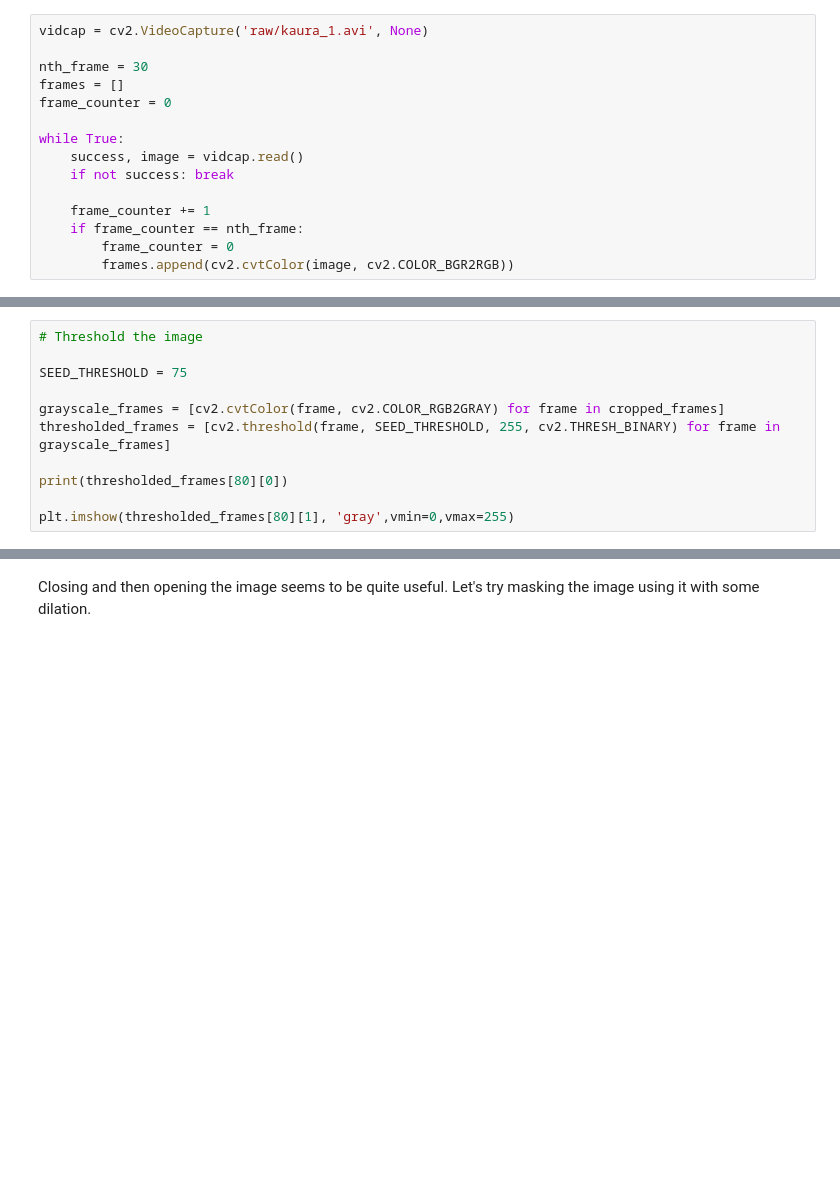
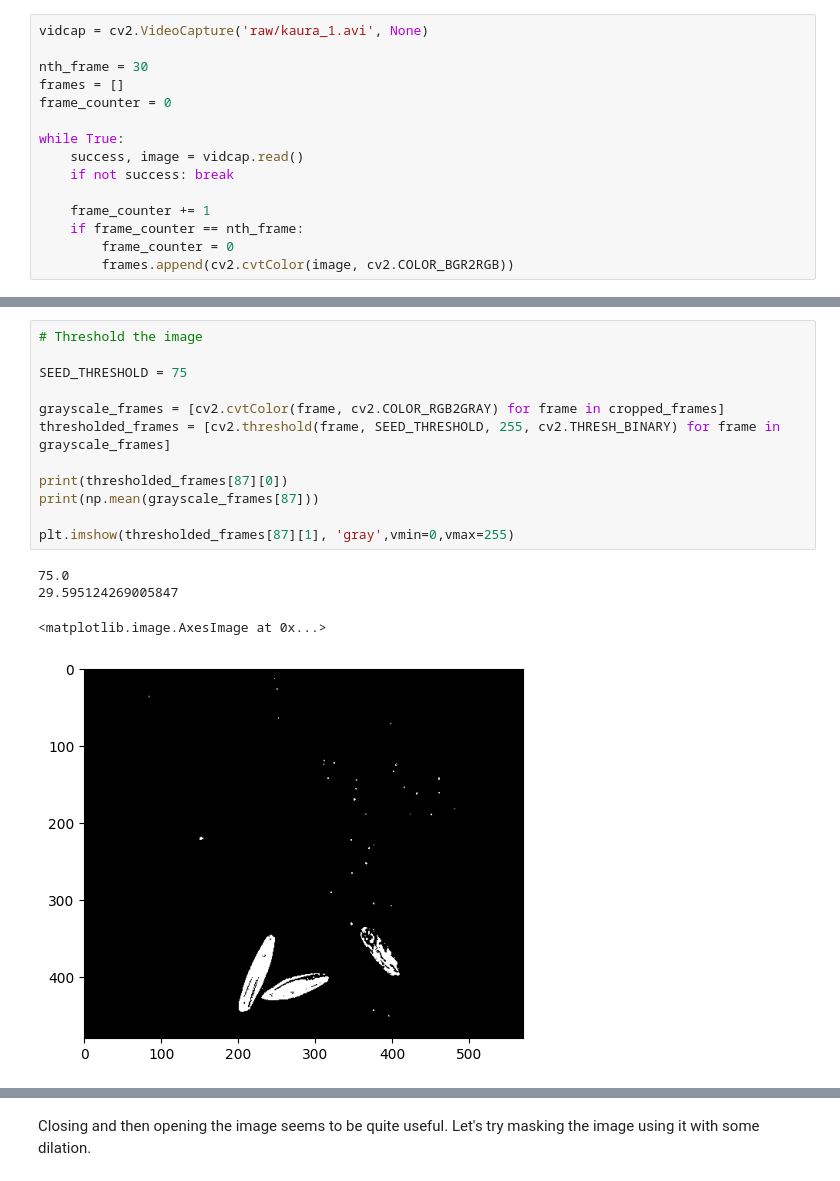
Before and after one commit to MJKagone/Grain-image-classification, a Jupyter notebook: seed_images_from_raw_data.ipynb, the cells around one changed output, grey strips where cells are left out. Drawn from its saved outputs; the diff is of its cells as text; blank space fills up the shorter version.

```diff
--- a/seed_images_from_raw_data.ipynb
+++ b/seed_images_from_raw_data.ipynb
@@ -37,14 +44,20 @@ plt.imshow(cropped_frames[80])
 # %%
 # Threshold the image
 
 SEED_THRESHOLD = 75
 
 grayscale_frames = [cv2.cvtColor(frame, cv2.COLOR_RGB2GRAY) for frame in cropped_frames]
 thresholded_frames = [cv2.threshold(frame, SEED_THRESHOLD, 255, cv2.THRESH_BINARY) for frame in grayscale_frames]
 
-print(thresholded_frames[80][0])
+print(thresholded_frames[87][0])
+print(np.mean(grayscale_frames[87]))
 
-plt.imshow(thresholded_frames[80][1], 'gray',vmin=0,vmax=255)
+plt.imshow(thresholded_frames[87][1], 'gray',vmin=0,vmax=255)
+# %% [output]
+75.0
+29.595124269005847
+<matplotlib.image.AxesImage at 0x...>
+[figure, added]
 # %%
 import numpy as np
 
```
Also changed, not shown: parts of 6 cells of this notebook, 2 other files.
